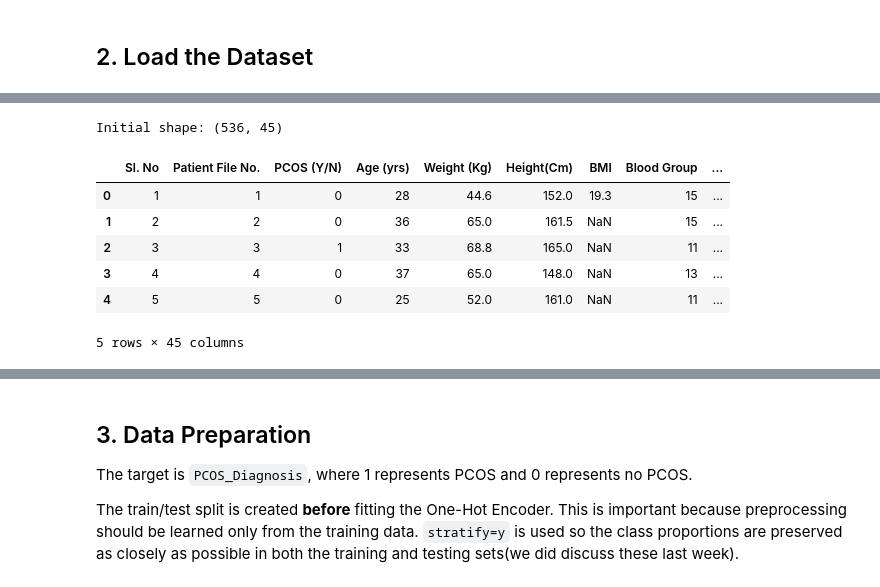
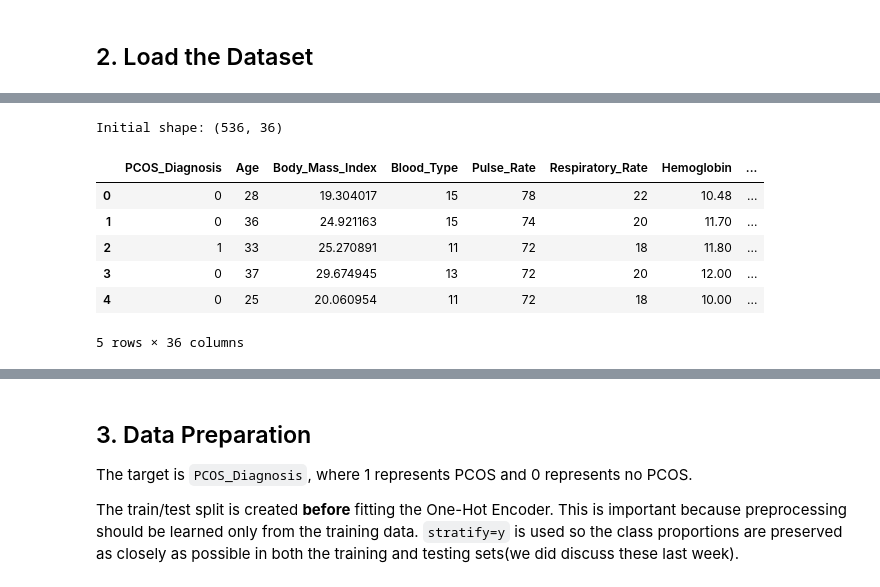
Before and after one commit to JoseAlberto88/Predictive-Analytics-, a Jupyter notebook: DAMO510_Summer26_Module_07_Reference_Solution(3).ipynb, the cells around one changed output, grey strips where cells are left out. Cells and saved outputs as stored; diff of their text form; code cells hidden in the pictures.

```diff
--- a/DAMO510_Summer26_Module_07_Reference_Solution(3).ipynb
+++ b/DAMO510_Summer26_Module_07_Reference_Solution(3).ipynb
@@ -86,15 +86,15 @@ Mounted at /content/drive
 # %%
-DATA_FILE = '/content/drive/MyDrive/Predictive Analytics Course/PCOS_data_without_infertility_tailored.xlsx'
-df_a = pd.read_excel(DATA_FILE, sheet_name = "Full_new")
+DATA_FILE = '/content/drive/MyDrive/Predictive Analytics Course/PCOS_data_without_infertility_tailored_Cleaned.csv'
+df = pd.read_csv(DATA_FILE)
 
-print("Initial shape:", df_a.shape)
-df_a.head()
+print("Initial shape:", df.shape)
+df.head()
 # %% [output]
-Initial shape: (536, 45)
+Initial shape: (536, 36)
-|  | Sl. No | Patient File No. | PCOS (Y/N) | Age (yrs) | Weight (Kg) | Height(Cm) | BMI | Blood Group | ... |
-| 0 | 1 | 1 | 0 | 28 | 44.6 | 152.0 | 19.3 | 15 | ... |
-| 1 | 2 | 2 | 0 | 36 | 65.0 | 161.5 | NaN | 15 | ... |
-| 2 | 3 | 3 | 1 | 33 | 68.8 | 165.0 | NaN | 11 | ... |
-| 3 | 4 | 4 | 0 | 37 | 65.0 | 148.0 | NaN | 13 | ... |
-| 4 | 5 | 5 | 0 | 25 | 52.0 | 161.0 | NaN | 11 | ... |
+|  | PCOS_Diagnosis | Age | Body_Mass_Index | Blood_Type | Pulse_Rate | Respiratory_Rate | Hemoglobin | ... |
+| 0 | 0 | 28 | 19.304017 | 15 | 78 | 22 | 10.48 | ... |
+| 1 | 0 | 36 | 24.921163 | 15 | 74 | 20 | 11.70 | ... |
+| 2 | 1 | 33 | 25.270891 | 11 | 72 | 18 | 11.80 | ... |
+| 3 | 0 | 37 | 29.674945 | 13 | 72 | 20 | 12.00 | ... |
+| 4 | 0 | 25 | 20.060954 | 11 | 72 | 18 | 10.00 | ... |
-5 rows × 45 columns
+5 rows × 36 columns
```
Also changed, not shown: parts of 3 cells of this notebook.
